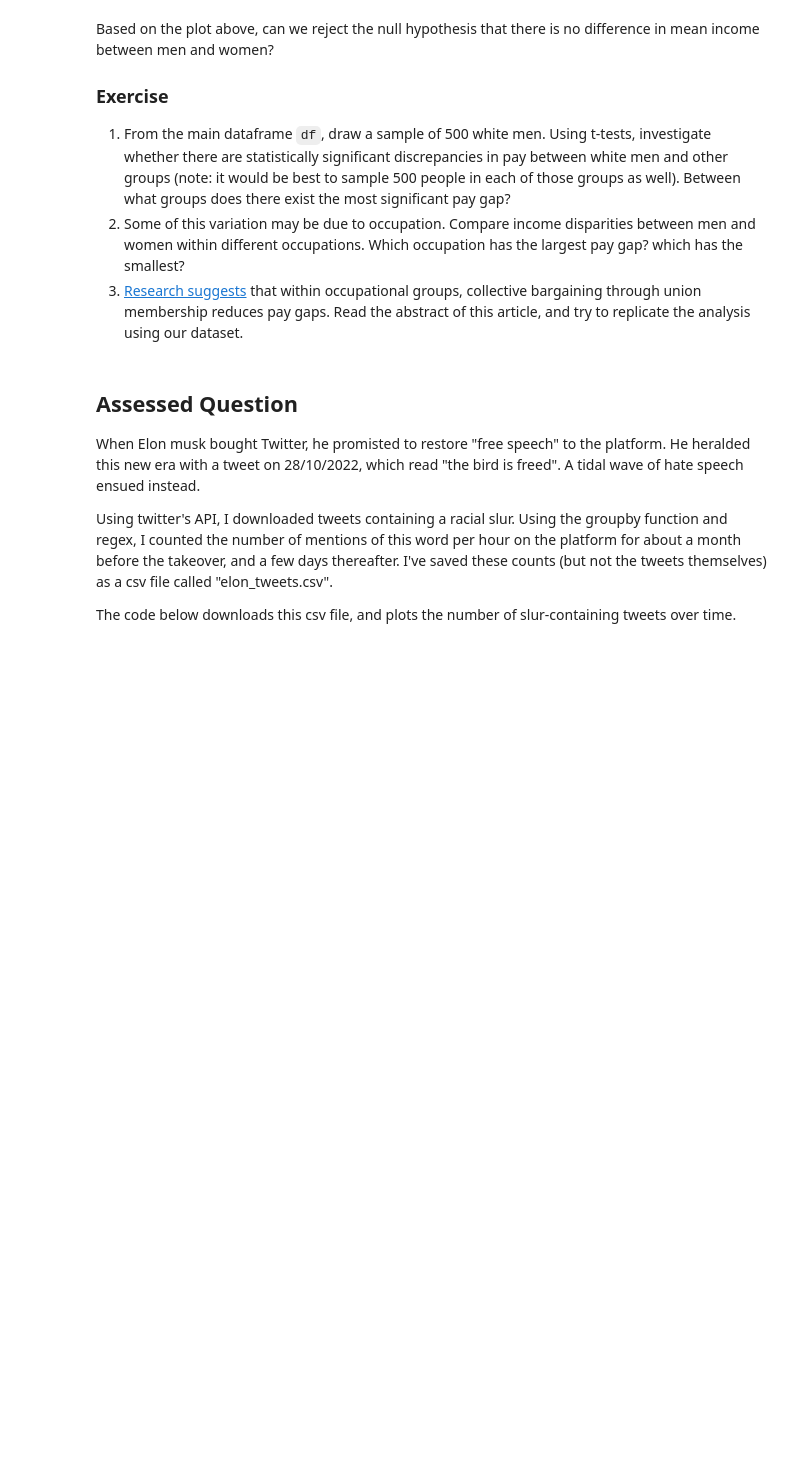
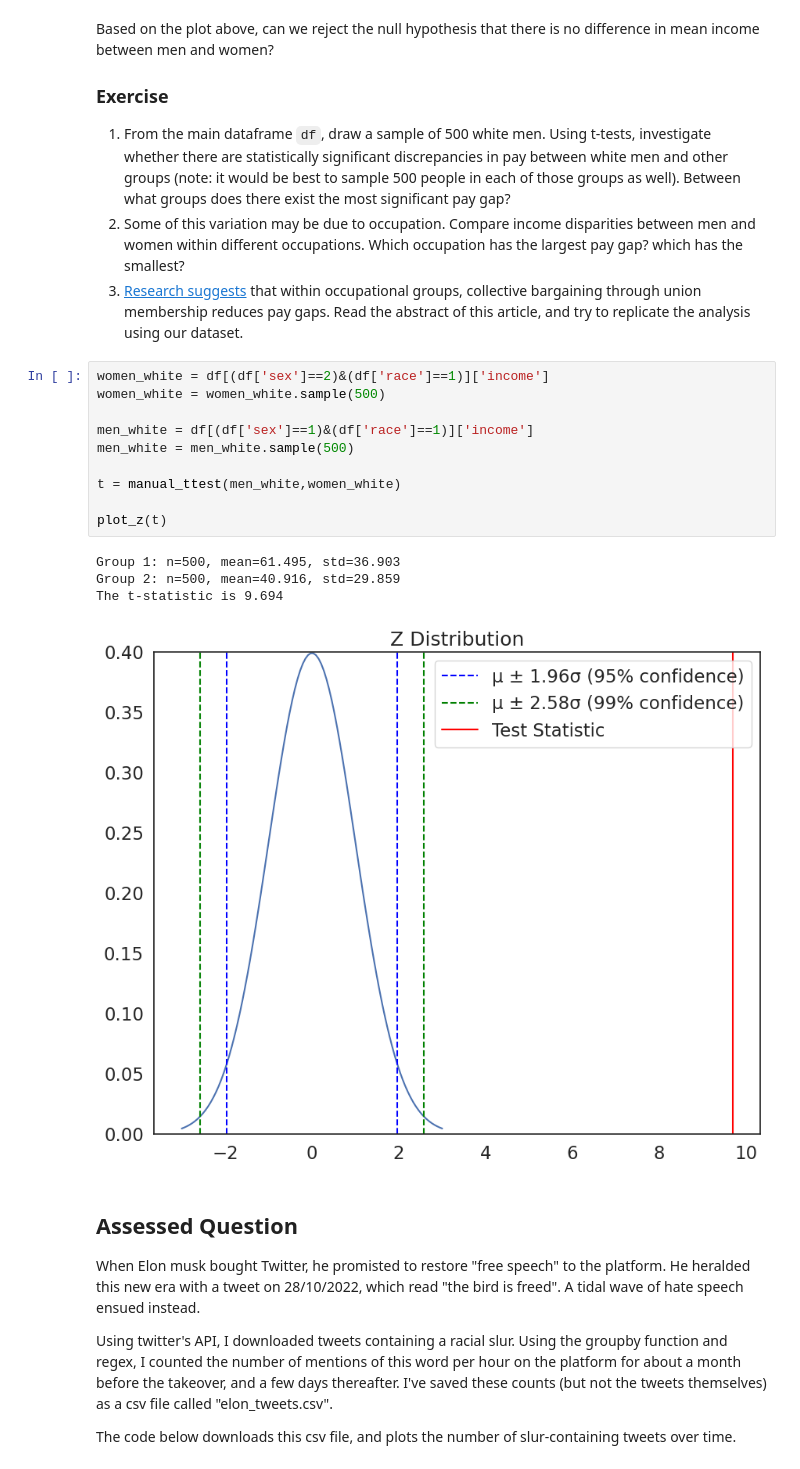
Before and after one commit to Josephmdlv/QM2-1, a Jupyter notebook: notebooks/W06. Hypothesis Testing.ipynb, the cells around one changed output. Cells and saved outputs as stored; diff of their text form; blank space fills up the shorter version.

```diff
--- a/notebooks/W06. Hypothesis Testing.ipynb
+++ b/notebooks/W06. Hypothesis Testing.ipynb
@@ -284,6 +284,21 @@ Based on the plot above, can we reject the null hypothesis that there is no diff
 1. From the main dataframe `df`, draw a sample of 500 white men. Using t-tests, investigate whether there are statistically significant discrepancies in pay between white men and other groups (note: it would be best to sample 500 people in each of those groups as well). Between what groups does there exist the most significant pay gap?
 2. Some of this variation may be due to occupation. Compare income disparities between men and women within different occupations. Which occupation has the largest pay gap? which has the smallest?
 3. [Research suggests](https://journals.sagepub.com/doi/abs/10.1177/0730888401028004005) that within occupational groups, collective bargaining through union membership reduces pay gaps. Read the abstract of this article, and try to replicate the analysis using our dataset.
+# %%
+women_white = df[(df['sex']==2)&(df['race']==1)]['income']
+women_white = women_white.sample(500)
+
+men_white = df[(df['sex']==1)&(df['race']==1)]['income']
+men_white = men_white.sample(500)
+
+t = manual_ttest(men_white,women_white)
+
+plot_z(t)
+# %% [output]
+Group 1: n=500, mean=61.495, std=36.903
+Group 2: n=500, mean=40.916, std=29.859
+The t-statistic is 9.694
+[figure, added]
 # %% [markdown]
 ## Assessed Question
 
```
Also changed, not shown: parts of 11 cells of this notebook.
